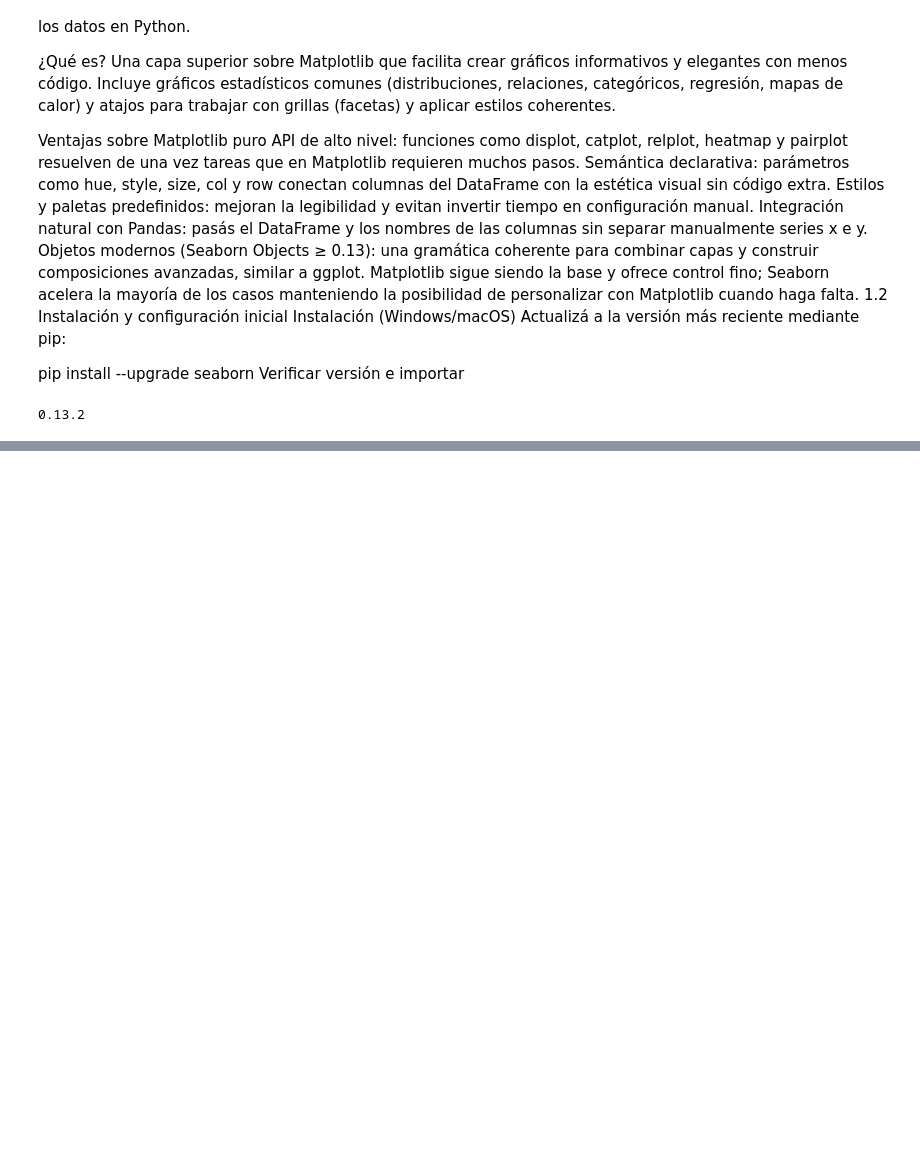
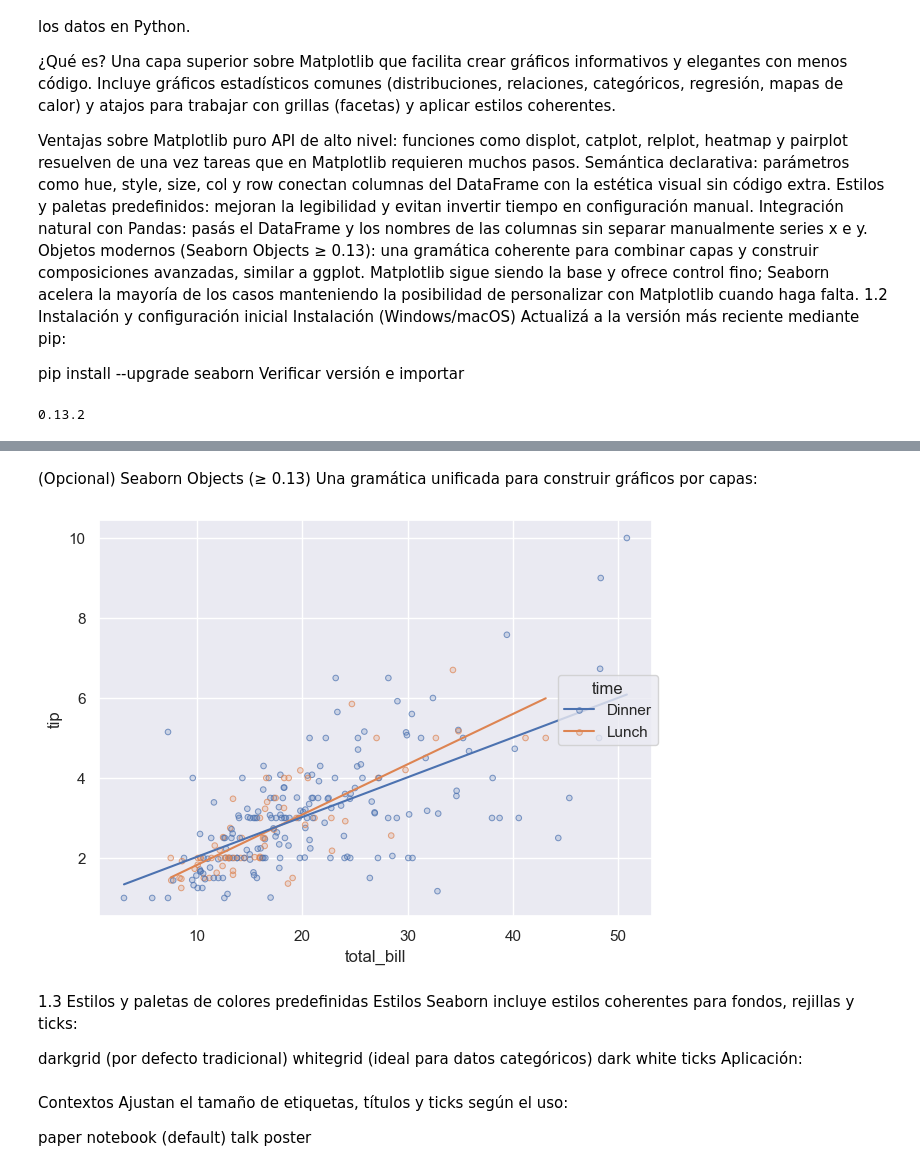
Before and after one commit to wilson-j-insaurralde/Seaborn, a Jupyter notebook: teoria/001_Introducción a Seaborn.ipynb, the cells around one changed output, grey strips where cells are left out. Drawn from its saved outputs; the diff is of its cells as text; code cells hidden in the pictures; blank space fills up the shorter version.

```diff
--- a/teoria/001_Introducción a Seaborn.ipynb
+++ b/teoria/001_Introducción a Seaborn.ipynb
@@ -28,0 +69,28 @@ print(sns.__version__)
+# %% [markdown]
+(Opcional) Seaborn Objects (≥ 0.13)
+Una gramática unificada para construir gráficos por capas:
+# %%
+import seaborn as sns
+import seaborn.objects as so
+
+tips = sns.load_dataset("tips")
+
+(
+    so.Plot(tips, x="total_bill", y="tip", color="time")
+      .add(so.Dots(alpha=0.7))
+      .add(so.Line(), so.PolyFit(order=1))  # Recta de regresion
+      .theme(sns.plotting_context("notebook"))
+).show()
+# %% [output]
+[figure, added]
+# %% [markdown]
+1.3 Estilos y paletas de colores predefinidas
+Estilos
+Seaborn incluye estilos coherentes para fondos, rejillas y ticks:
+
+darkgrid (por defecto tradicional)
+whitegrid (ideal para datos categóricos)
+dark
+white
+ticks
+Aplicación:
@@ -28,0 +99,8 @@ print(sns.__version__)
+# %% [markdown]
+Contextos
+Ajustan el tamaño de etiquetas, títulos y ticks según el uso:
+
+paper
+notebook (default)
+talk
+poster
```
Also changed, not shown: parts of 17 cells of this notebook, 1 other file.
